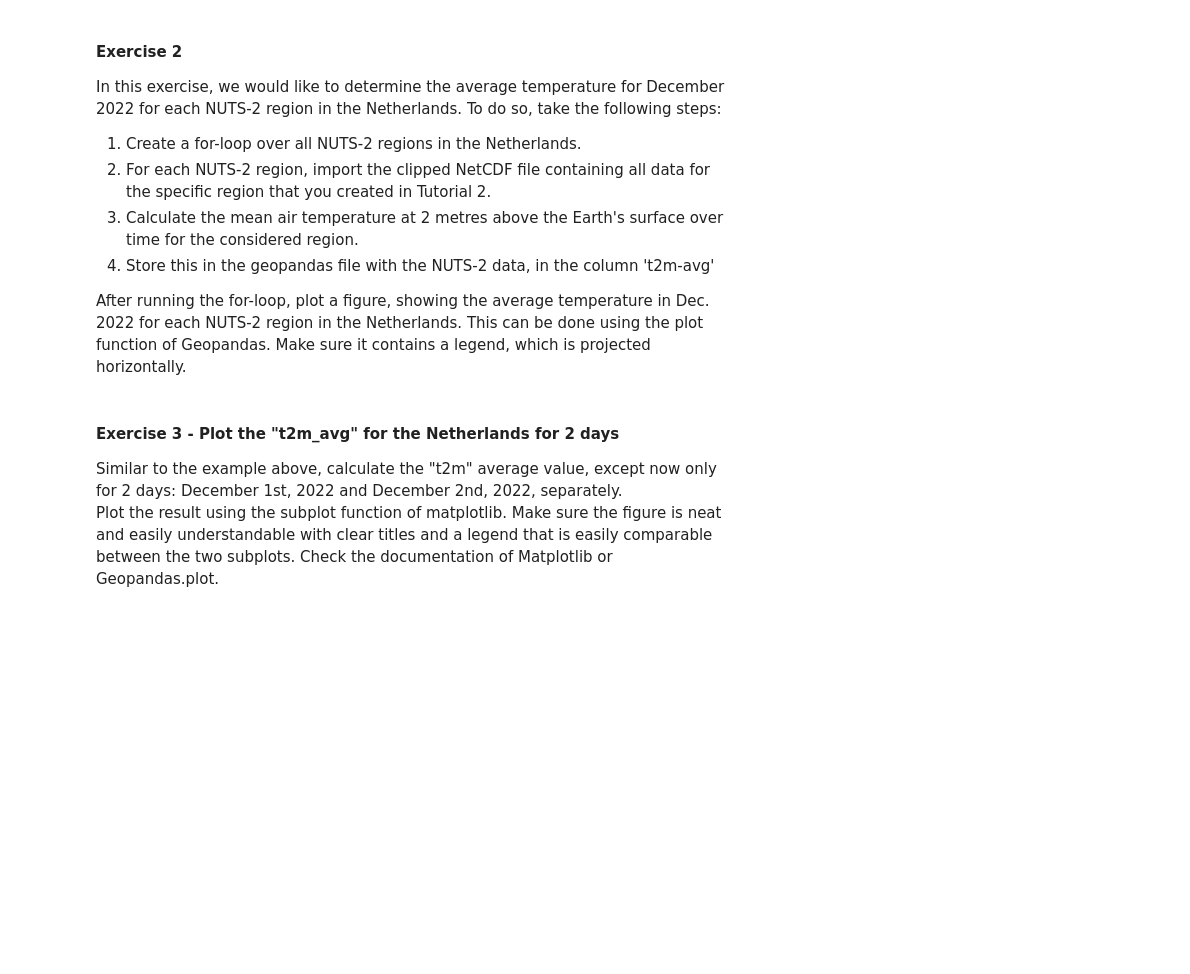
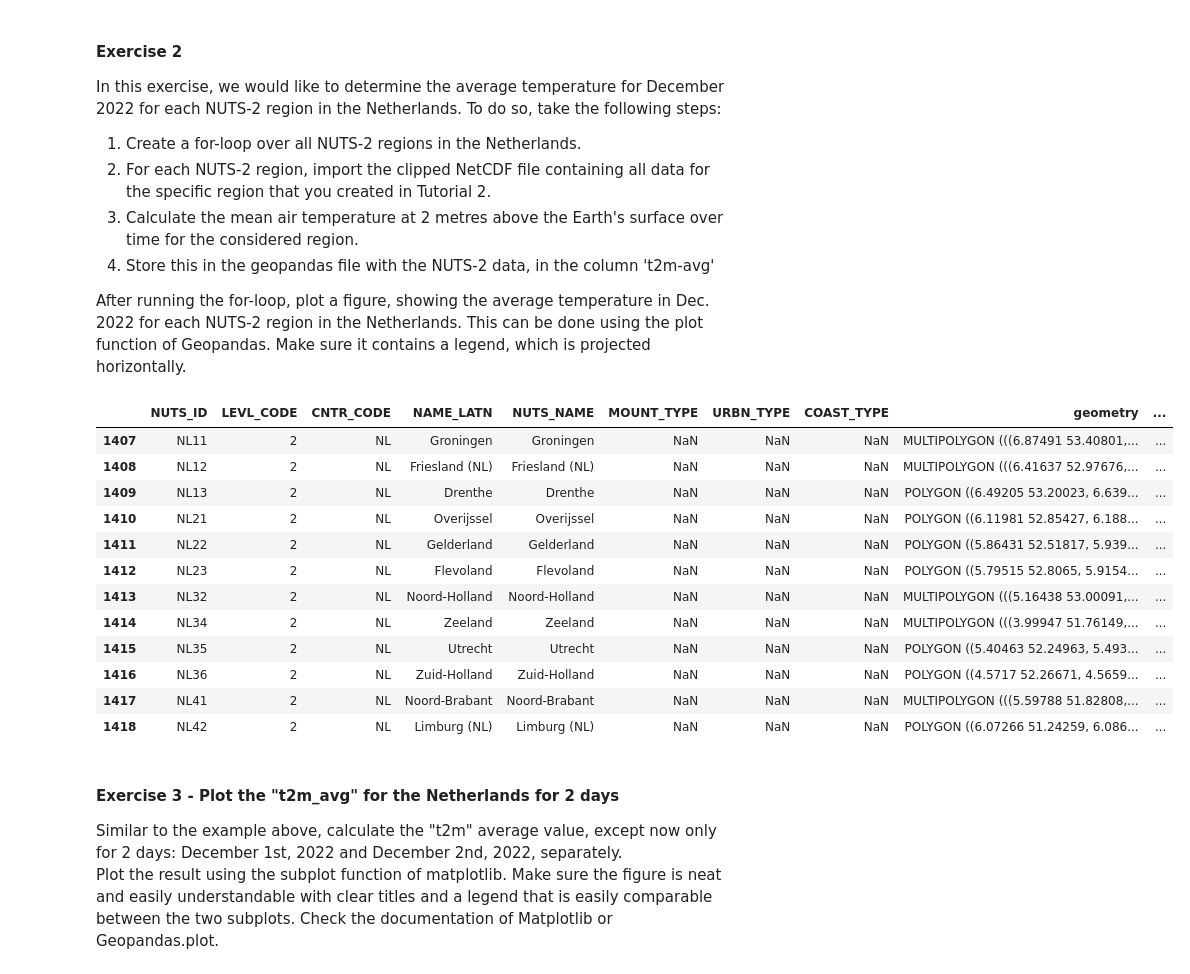
Before and after one commit to victorelgersma/dafs, a Jupyter notebook: week6/Lesson 3 - Calculating weather indicators - v4 - without Solutions(1).ipynb, the cells around one changed output. Drawn from its saved outputs; the diff is of its cells as text; code cells hidden in the pictures; blank space fills up the shorter version.

Commit message:
sanity checks

```diff
--- a/week6/Lesson 3 - Calculating weather indicators - v4 - without Solutions(1).ipynb
+++ b/week6/Lesson 3 - Calculating weather indicators - v4 - without Solutions(1).ipynb
@@ -78,6 +78,30 @@ In this exercise, we would like to determine the average temperature for Decembe
 After running the for-loop, plot a figure, showing the average temperature in Dec. 2022 for each NUTS-2 region in the Netherlands. This can be done using the plot function of Geopandas. Make sure it contains a legend, which is projected horizontally.
 # %%
 # Insert code for exercise 2 here
+from pathlib import Path
+import xarray as xr
+import numpy as np
+
+means = []
+for id in gdf_nl_only["NUTS_ID"]:
+    ds = xr.open_dataset(f'../week5/data/era5_{id}.nc', engine='netcdf4')
+    mean = float(ds['t2m'].mean()) # check if I can convert this to a float, if there are any gotchas
+    gdf_nl_only["mean"] = mean
+gdf_nl_only
+# %% [output]
+|  | NUTS_ID | LEVL_CODE | CNTR_CODE | NAME_LATN | NUTS_NAME | MOUNT_TYPE | URBN_TYPE | COAST_TYPE | geometry | ... |
+| 1407 | NL11 | 2 | NL | Groningen | Groningen | NaN | NaN | NaN | MULTIPOLYGON (((6.87491 53.40801,... | ... |
+| 1408 | NL12 | 2 | NL | Friesland (NL) | Friesland (NL) | NaN | NaN | NaN | MULTIPOLYGON (((6.41637 52.97676,... | ... |
+| 1409 | NL13 | 2 | NL | Drenthe | Drenthe | NaN | NaN | NaN | POLYGON ((6.49205 53.20023, 6.639... | ... |
+| 1410 | NL21 | 2 | NL | Overijssel | Overijssel | NaN | NaN | NaN | POLYGON ((6.11981 52.85427, 6.188... | ... |
+| 1411 | NL22 | 2 | NL | Gelderland | Gelderland | NaN | NaN | NaN | POLYGON ((5.86431 52.51817, 5.939... | ... |
+| 1412 | NL23 | 2 | NL | Flevoland | Flevoland | NaN | NaN | NaN | POLYGON ((5.79515 52.8065, 5.9154... | ... |
+| 1413 | NL32 | 2 | NL | Noord-Holland | Noord-Holland | NaN | NaN | NaN | MULTIPOLYGON (((5.16438 53.00091,... | ... |
+| 1414 | NL34 | 2 | NL | Zeeland | Zeeland | NaN | NaN | NaN | MULTIPOLYGON (((3.99947 51.76149,... | ... |
+| 1415 | NL35 | 2 | NL | Utrecht | Utrecht | NaN | NaN | NaN | POLYGON ((5.40463 52.24963, 5.493... | ... |
+| 1416 | NL36 | 2 | NL | Zuid-Holland | Zuid-Holland | NaN | NaN | NaN | POLYGON ((4.5717 52.26671, 4.5659... | ... |
+| 1417 | NL41 | 2 | NL | Noord-Brabant | Noord-Brabant | NaN | NaN | NaN | MULTIPOLYGON (((5.59788 51.82808,... | ... |
+| 1418 | NL42 | 2 | NL | Limburg (NL) | Limburg (NL) | NaN | NaN | NaN | POLYGON ((6.07266 51.24259, 6.086... | ... |
 # %% [markdown]
 #### Exercise 3 - Plot the "t2m_avg" for the Netherlands for 2 days
 Similar to the example above, calculate the "t2m" average value, except now only for 2 days: December 1st, 2022 and December 2nd, 2022, separately.
```
Also changed, not shown: parts of 1 cell of this notebook, 4 other files.
